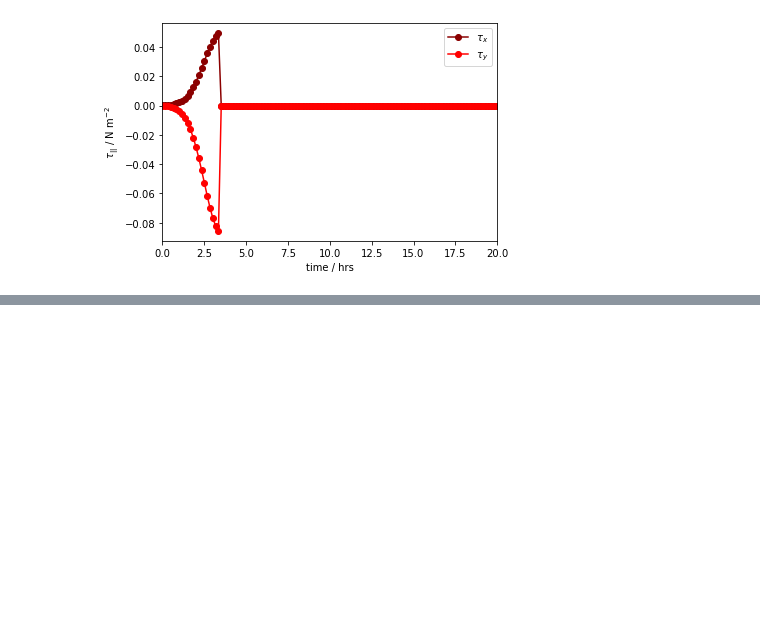
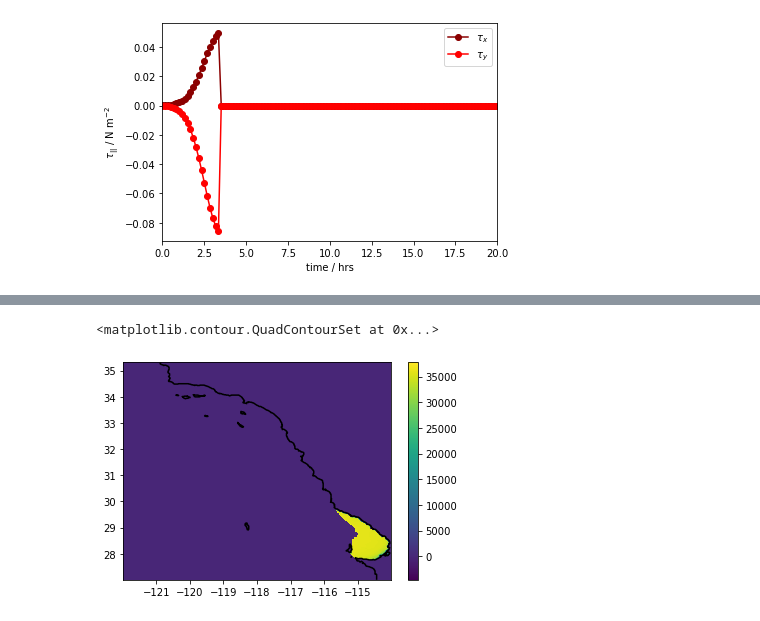
Before and after one commit to anakarinarm/notebooks_SVB, a Jupyter notebook: MITgcm/domain5/wind_and_kinetic_energy.ipynb, the cells around one changed output, grey strips where cells are left out. Cells and saved outputs as stored; diff of their text form; code cells hidden in the pictures; blank space fills up the shorter version.

```diff
--- a/MITgcm/domain5/wind_and_kinetic_energy.ipynb
+++ b/MITgcm/domain5/wind_and_kinetic_energy.ipynb
@@ -145,5 +187,12 @@ tend=144
 # %%
 # Calclulate energy flux in J/s over whole domain (surface integrated)
 # rA area tracer cells
+# This cell is fast
 dA = np.expand_dims(ds.rA.data,0) + np.zeros((nt,ny,nx))
-Ewind = np.nansum(np.nansum(dA*P, axis=1),axis=1)
+daP = dA[:,:ny-1,:nx-1]*P
+Ewind = np.nansum(np.nansum(daP, axis=1),axis=1)
+
+#No SVB
+dAnoSVB = np.expand_dims(ds2.rA.data,0) + np.zeros((nt,ny,nx))
+daPnoSVB = dAnoSVB[:,:ny-1,:nx-1]*PnoSVB
+EwindnoSVB = np.nansum(np.nansum(daPnoSVB, axis=1),axis=1)
@@ -153,0 +199,13 @@ for tt,ee in zip(t,Ewind):
+# %%
+# Calclulate energy flux in J/s over SVB (surface integrated)
+# rA area tracer cells
+# This cell Takes ages if you try to mask, I am muliplying by mask instead
+#daP_SVB = np.ma.masked_array(daP,mask=onlySVB[0,:ny-1,:nx-1])
+daP_SVB = daP*(~onlySVB[0,:ny-1,:nx-1])
+# %%
+pc = plt.pcolormesh(lon[:nx-1],lat[:ny-1],daP_SVB[20,:,:])
+plt.colorbar(pc)
+plt.contour(lon,lat,depth_bay,levels=[0], colors=['k'])
+# %% [output]
+<matplotlib.contour.QuadContourSet at 0x...>
+[figure, added]
```
Also changed, not shown: parts of 24 cells of this notebook, 1 other file.
